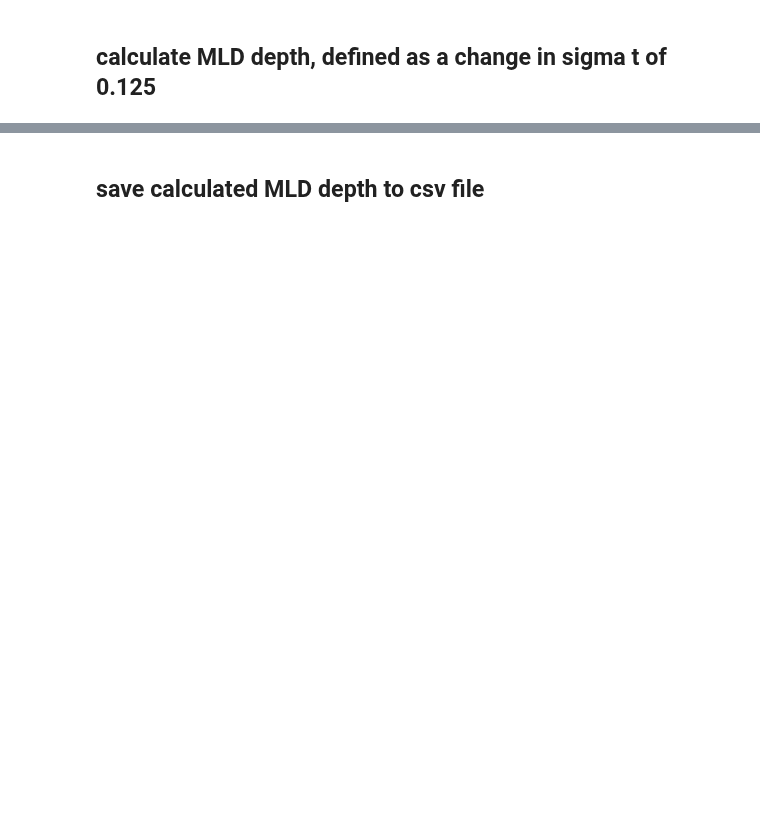
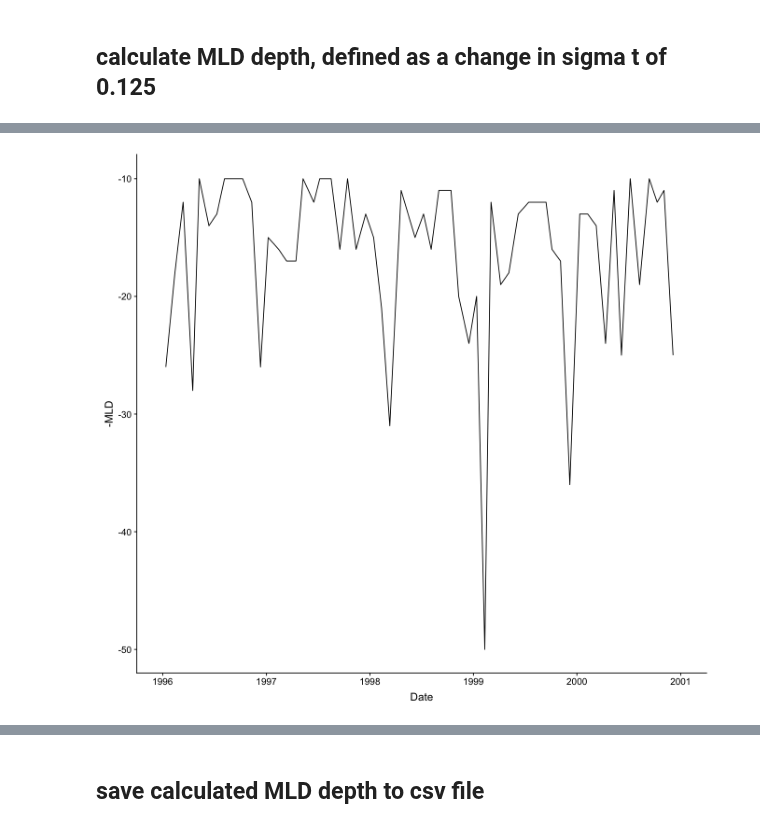
Before and after one commit to ben1post/BennyPhD, a Jupyter notebook: CaRiaco/RegimeShiftNotebooks/MLD_timeseries_analysis.R.ipynb, the cells around one changed output, grey strips where cells are left out. Cells and saved outputs as stored; diff of their text form; code cells hidden in the pictures; blank space fills up the shorter version.

```diff
--- a/CaRiaco/RegimeShiftNotebooks/MLD_timeseries_analysis.R.ipynb
+++ b/CaRiaco/RegimeShiftNotebooks/MLD_timeseries_analysis.R.ipynb
@@ -11,4 +11,4 @@ require(cowplot, warn.conflicts = FALSE)
 ctd <- read.csv("DATA_processed/CTDdat_processed.csv")
 
 # read Date column as POSIXct
-ctd$Date <- as.POSIXct(ctd$Date, format="%Y-%m-%d")
+ctd$Date <- as.Date(ctd$Date, format="%Y-%m-%d")
@@ -24,0 +54,8 @@ mld_depth <- ctd %>%
+# %%
+stats <- ctd %>% group_by(Date) %>%
+  summarise(
+    MLD = mld(sigma_t, depth, ref.depths=5:10, criteria=0.125)
+  )
+# %%
+ggplot(stats) + geom_path(aes(x=Date, y=-MLD)) + scale_x_date(date_breaks = "years", date_labels='%Y',limits= c(as.Date("1996/1/1"), as.Date("2001/1/1")))
+# %% [output]
@@ -24,0 +64 @@ mld_depth <- ctd %>%
+[figure, added]
```
Also changed, not shown: parts of 22 cells of this notebook, 29 other files.
